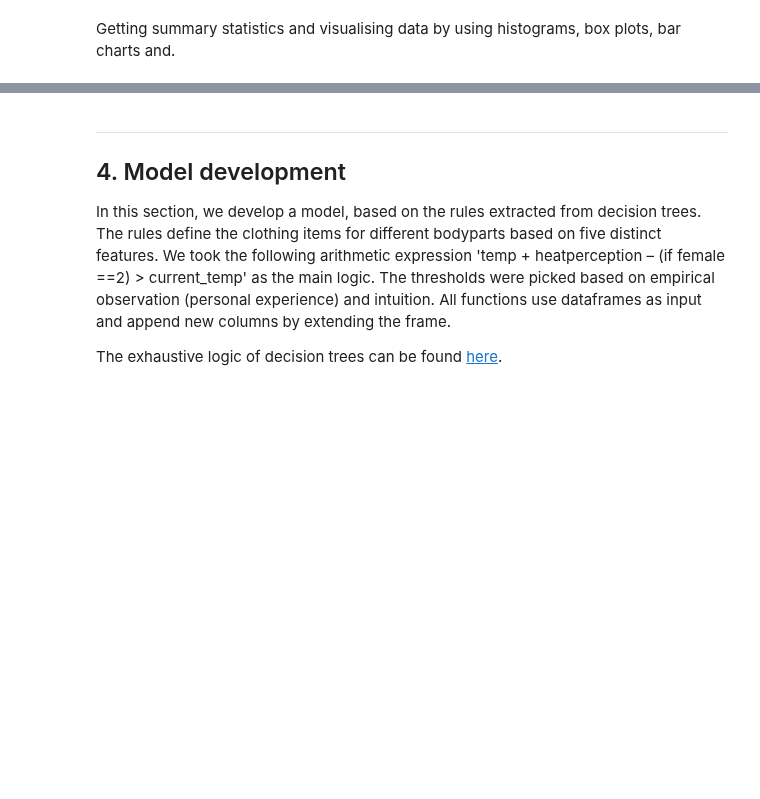
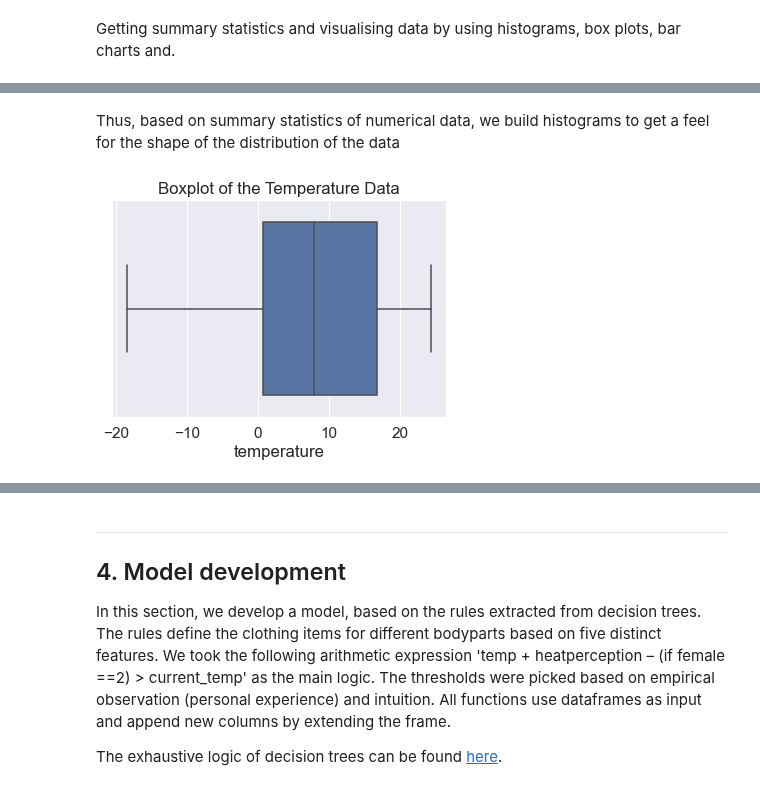
Before and after one commit to TechLabs-Berlin/wt21-commfy, a Jupyter notebook: DS_Files/Commfy_RBM.ipynb, the cells around one changed output, grey strips where cells are left out. Drawn from its saved outputs; the diff is of its cells as text; code cells hidden in the pictures; blank space fills up the shorter version.

Commit message:
Worked on visual and summary statistics

```diff
--- a/DS_Files/Commfy_RBM.ipynb
+++ b/DS_Files/Commfy_RBM.ipynb
@@ -127,3 +127,7 @@ def input_cleaning(df):
     return "incomplete_Data"
 # %% [markdown]
 Getting summary statistics and visualising data by using histograms, box plots, bar charts and.
+# %%
+#creating a dataframe
+df = weather(generate_evaluationset())
+df
@@ -130,3 +164,4 @@ Getting summary statistics and visualising data by using histograms, box plots,
 # %%
-#summarising the numerical data by showing the shape of each attribute
-df.describe()
+#converting the 'temperature' column from object to float
+df = df.astype({"temperature":'float'})
+display(df.dtypes)
@@ -133,2 +191,9 @@ df.describe()
+# %% [markdown]
+Thus, based on summary statistics of numerical data, we build histograms to get a feel for the shape of the distribution of the data
+# %%
+sns.boxplot(x = df["temperature"]).set_title("Boxplot of the Temperature Data")
+plt.show()
+# %% [output]
+[figure, added]
 # %%
 #creating a boxplot for all temperature data
```
Also changed, not shown: parts of 11 cells of this notebook.
